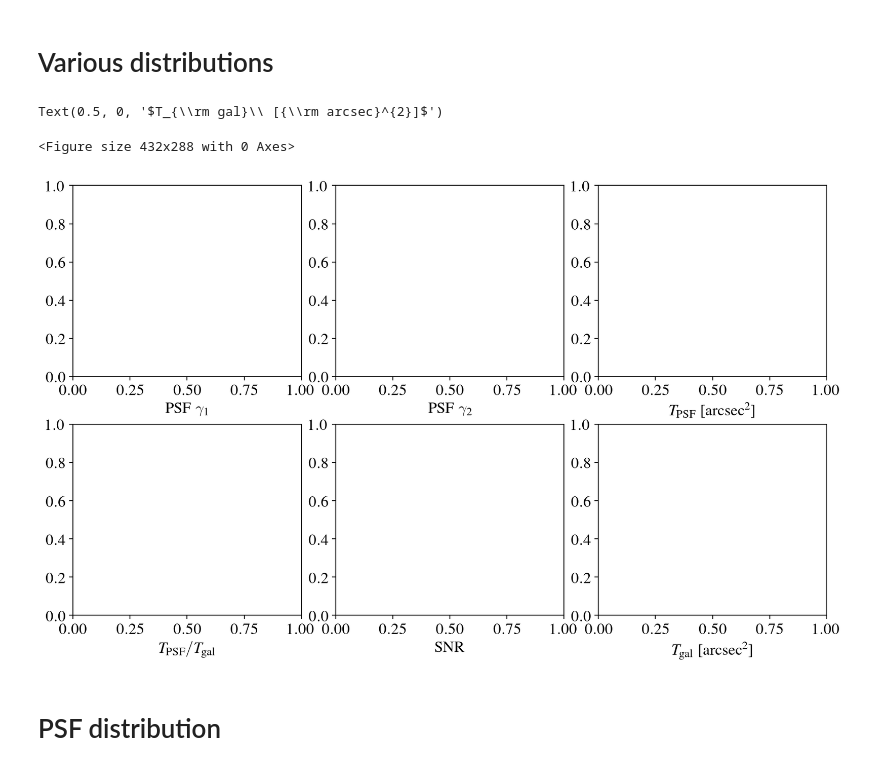
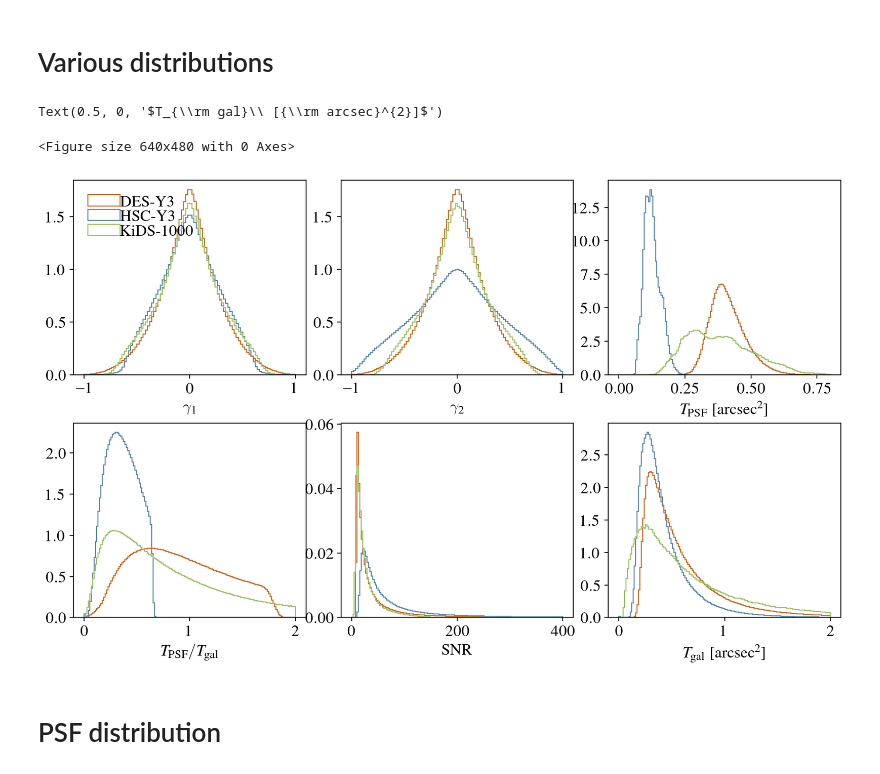
Before and after one commit to LSSTDESC/nulltests_txpipe, a Jupyter notebook: paper_plots.ipynb, the cells around one changed output. Cells and saved outputs as stored; diff of their text form; code cells hidden in the pictures.

Commit message:
adding shear catalog hists

```diff
--- a/paper_plots.ipynb
+++ b/paper_plots.ipynb
@@ -42,33 +105,54 @@ plt.plot(np.arange(19))
 # %%
 %matplotlib inline
 %config InlineBackend.figure_format='retina'
 
 matplotlib.rcParams.update({'font.size': 15})
 
 plt.clf()
 fig = plt.figure(figsize=(10,6),dpi=80)
 gs  = gridspec.GridSpec(2, 3, top=0.95, right=1.00, left=0.00, bottom=0.00,hspace=0.25,wspace=0.15)
 ax0 = plt.subplot(gs[0])
-ax0.set_xlabel(r'${\rm PSF}\ \gamma_{1}$')
+ax0.hist(des_g1,bins=100,range=[-1,1],label='DES-Y3',histtype='step',color=descol,density=True)
+ax0.hist(hsc_g1,bins=100,range=[-1,1],label='HSC-Y3',histtype='step',color=hsccol,density=True)
+ax0.hist(kids_g1,bins=100,range=[-1,1],label='KiDS-1000',histtype='step',color=kidscol,density=True)
+ax0.set_xlabel(r'$\gamma_{1}$')
+ax0.legend(frameon=False,loc = 'upper left', labelspacing=0.00,ncol=1,handletextpad=0.0,columnspacing=0.2)
 
 ax1 = plt.subplot(gs[1])
-ax1.set_xlabel(r'${\rm PSF}\ \gamma_{2}$')
+ax1.hist(des_g2,bins=100,range=[-1,1],label='DES-Y3',histtype='step',color=descol,density=True)
+ax1.hist(hsc_g2,bins=100,range=[-1,1],label='HSC-Y3',histtype='step',color=hsccol,density=True)
+ax1.hist(kids_g2,bins=100,range=[-1,1],label='KiDS-1000',histtype='step',color=kidscol,density=True)
+ax1.set_xlabel(r'$\gamma_{2}$')
 
 ax2 = plt.subplot(gs[2])
+ax2.hist(des_psfT,bins=150,range=[0,0.8],label='DES-Y3',histtype='step',color=descol,density=True)
+ax2.hist(hsc_psfT,bins=150,range=[0,0.8],label='HSC-Y3',histtype='step',color=hsccol,density=True)
+ax2.hist(kids_psfT,bins=150,range=[0,0.8],label='KiDS-1000',histtype='step',color=kidscol,density=True)
 ax2.set_xlabel(r'$T_{\rm PSF}\ [{\rm arcsec}^{2}]$')
 
 ax3 = plt.subplot(gs[3])
+ax3.hist(des_psfT/des_T,bins=150,range=[0,2],label='DES-Y3',histtype='step',color=descol,density=True)
+ax3.hist(hsc_psfT/hsc_T,bins=150,range=[0,2],label='HSC-Y3',histtype='step',color=hsccol,density=True)
+ax3.hist(kids_psfT/kids_T,bins=150,range=[0,2],label='KiDS-1000',histtype='step',color=kidscol,density=True)
 ax3.set_xlabel(r'$T_{\rm PSF}/T_{\rm gal}$')
 
 ax4 = plt.subplot(gs[4])
+ax4.hist(des_snr,bins=150,range=[0,400],label='DES-Y3',histtype='step',color=descol,density=True)
+ax4.hist(hsc_snr,bins=150,range=[0,400],label='HSC-Y3',histtype='step',color=hsccol,density=True)
+ax4.hist(kids_snr,bins=150,range=[0,400],label='KiDS-1000',histtype='step',color=kidscol,density=True)
 ax4.set_xlabel(r'${\rm SNR}$')
 
 ax5 = plt.subplot(gs[5])
+ax5.hist(des_T,bins=150,range=[0,2],label='DES-Y3',histtype='step',color=descol,density=True)
+ax5.hist(hsc_T,bins=150,range=[0,2],label='HSC-Y3',histtype='step',color=hsccol,density=True)
+ax5.hist(kids_T,bins=150,range=[0,2],label='KiDS-1000',histtype='step',color=kidscol,density=True)
 ax5.set_xlabel(r'$T_{\rm gal}\ [{\rm arcsec}^{2}]$')
+
+#plt.savefig('shear_histograms.pdf',bbox_inches='tight')
 # %% [output]
 Text(0.5, 0, '$T_{\\rm gal}\\ [{\\rm arcsec}^{2}]$')
-<Figure size 432x288 with 0 Axes>
+<Figure size 640x480 with 0 Axes>
-[figure, old version]
+[figure, new version]
 # %% [markdown]
 # PSF distribution
 # %%
```
Also changed, not shown: parts of 2 cells of this notebook.
